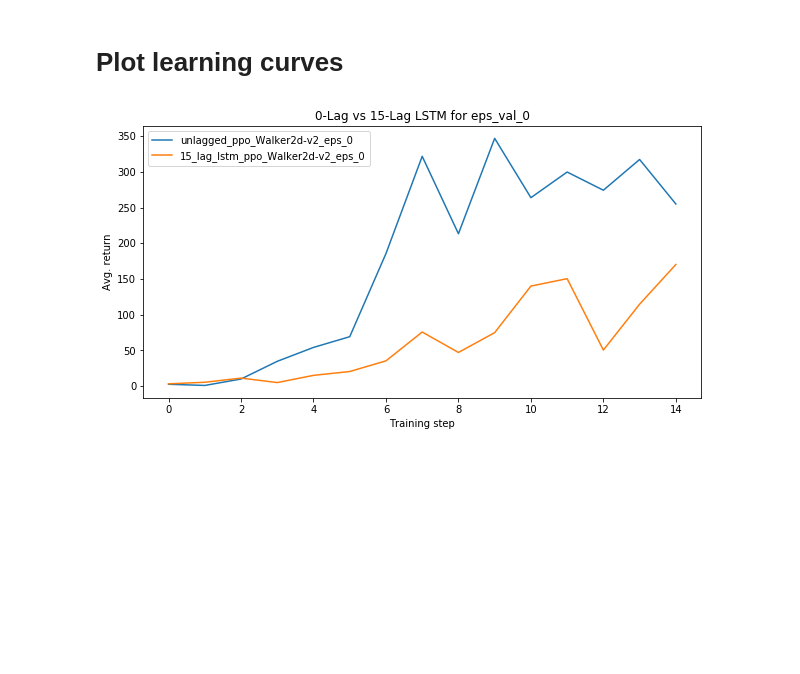
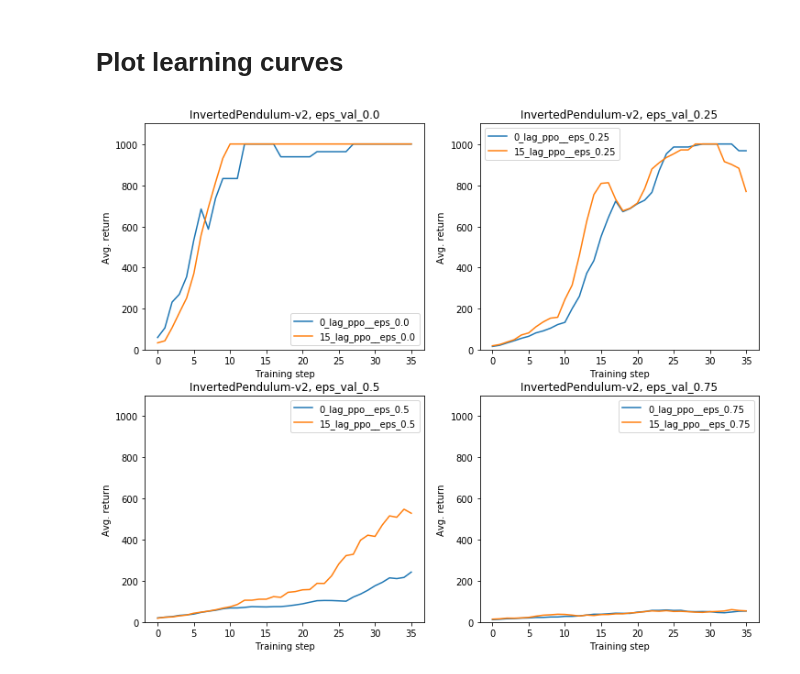
Before and after one commit to nslyubaykin/rnns_for_pomdp, a Jupyter notebook: lags_for_pomdp.ipynb, the cells around one changed output. Drawn from its saved outputs; the diff is of its cells as text; code cells hidden in the pictures; blank space fills up the shorter version.

```diff
--- a/lags_for_pomdp.ipynb
+++ b/lags_for_pomdp.ipynb
@@ -268,17 +156,17 @@ __Note!: Actor and critic may have different lags settings.__
 # %%
 # Experiment Settings:
 
-eps_grid = [0.2]
-n_lags = 5
+eps_grid = [0.0, 0.25, 0.5, 0.75]
+n_lags = 15
 
-env_name = 'Walker2d-v2'
+env_name = 'InvertedPendulum-v2'
 
-acs_dim = 6
-obs_dim = 17
+acs_dim = 1
+obs_dim = 4
 n_experiments = 4
-n_steps = 100
+n_steps = 40
 
-logdir = '/home/nlyubaykin/Desktop/RelaxExamples/POMDP/tensorboard_logs'
+logdir = '/home/nikita/Desktop/RelaxExamples/POMDP/tensorboard_logs'
 log_every = 1
 logs_by_run = {}
 # %%
@@ -505,16 +438,23 @@ Running 5-lag PPO, eps = 0.2...
 # %% [markdown]
 # Plot learning curves
 # %%
-plt.rcParams['figure.figsize'] = (10, 5)
+plt.rcParams['figure.figsize'] = (12, 10)
 
-for k, v in logs_by_run.items():
-    for run_name, logs in v.items():
-        avg_return = [l['avg_return/eval'] for l in logs]
-        plt.plot(avg_return, label=run_name)
+def moving_average(x, w):
+    return np.convolve(x, np.ones(w), 'valid') / w
+
+c=1
+for exp_name, exp_data in logs_by_run.items():
+    plt.subplot(2, 2, c)
+    for k, v in exp_data.items():
+        avg_return = [l['avg_return/eval'] for l in v]
+        plt.plot(moving_average(avg_return, 5), label=k.replace(env_name, ''))
         plt.xlabel('Training step')
         plt.ylabel('Avg. return')
+        plt.ylim(0, 1100)
     plt.legend()
-    plt.title(f'0-Lag vs {n_lags}-Lag LSTM for {k}')
-    plt.show()
+    plt.title(f'{env_name}, {exp_name}')
+    c+=1
+plt.show()
 # %% [output]
-[figure, old version]
+[figure, new version]
```
Also changed, not shown: parts of 7 cells of this notebook, 27 other files.
